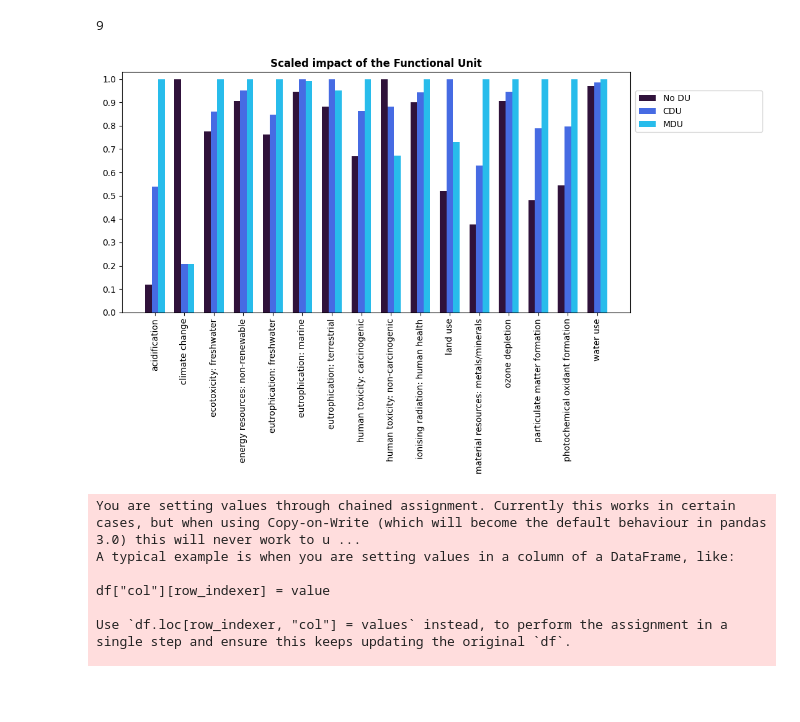
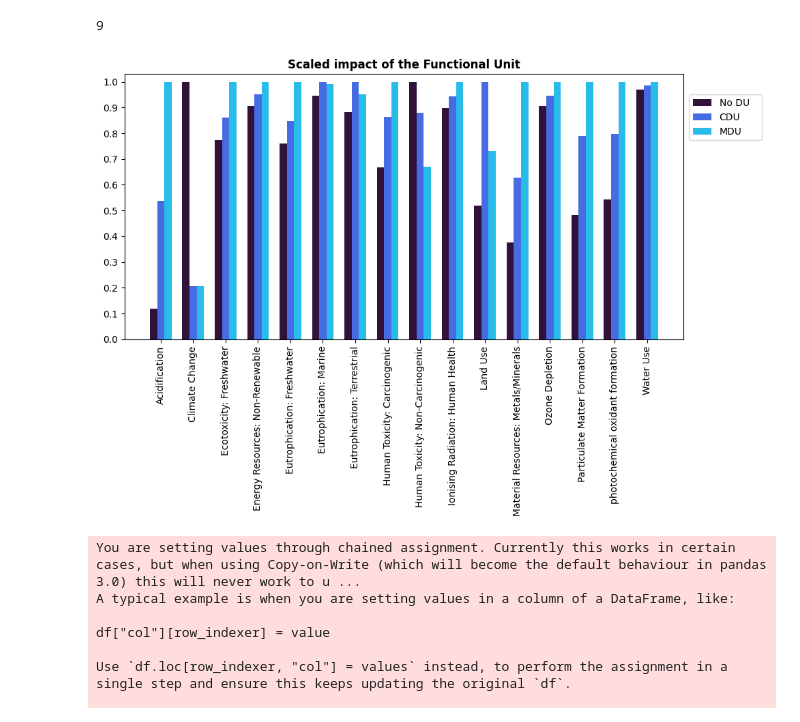
Before and after one commit to RuneWF/Single-use-vs-multi-use-in-health-care, a Jupyter notebook: Brighway/Rune BE.ipynb, the cells around one changed output. Drawn from its saved outputs; the diff is of its cells as text; code cells hidden in the pictures; blank space fills up the shorter version.

```diff
--- a/Brighway/Rune BE.ipynb
+++ b/Brighway/Rune BE.ipynb
@@ -206,10 +203,11 @@ def life_cycle_impact_assessment(flows, functional_unit, impact_categories, proc
 # Your name variable should be the name of the project.
 name = "RA - Rune"
 db = 'DU consequential final'
+
 flows = ['sc1 - No DU', 'sc2 - CDU', 'sc3 - MDU']
 flow_legend = ['No DU', 'CDU', 'MDU']
 
-FU, FU_proc, impact_category, plot_x_axis = LCA_initialization(name, db, flows)
+FU, FU_proc, impact_category, plot_x_axis, sub_product_details = LCA_initialization(name, db, flows)
 # df = life_cycle_impact_assessment(flows, FU, impact_category, FU_proc)
 # df.head()
 # %% [output]
@@ -217,0 +223,7 @@ Initialization is done
+# %%
+sub_proccess = []
+for key in sub_product_details.keys():
+    sub_proccess.append(key)
+sub_proccess
+FU_sub, FU_sub_proc, impact_category_sub, plot_x_axis_sub, sub_product_details1 = LCA_initialization(name, db, sub_proccess)
+sub_product_details1
@@ -321,7 +384,7 @@ for i in range(len(plot_x_axis)):
     if "photochemical oxidant formation" in impact_category[i][1]:
         plot_x_axis[i] = "photochemical oxidant formation"
     else:
-        plot_x_axis[i] = impact_category[i][1]
+        plot_x_axis[i] = impact_category[i][1].title()
     print(plot_x_axis[i])
 
 df_GWP = df_updated[df_updated.columns[1]].to_frame()
@@ -369,22 +432,11 @@ for df_size in range(len(df_GWP)):
                 x = 'Avoided electricity'
             if 'Steel' in x:
                 x = 'Cylinder prod.'
-            if 'market for polypropylene' in x:
-                x = 'PP granulate'
-            if 'PE granulate' in x:
-                x = 'PE granulate'
+
             if '50L' in x:
                 x = x.replace(' 50L', '')
-            # if 'board box' in x:
-            #     x = 'Cardboard box'
-            # if 'packaging film' in x:
-            #     x = 'PE packaging film prod.'
-            # if 'pp' in x:
-            #     x = x.replace('pp', 'PP')
             if 'updated' in x:
                 x = x.replace('updated', 'prod.')
-            # if 'transport' in x:
-            #     x = 'Transport'
 
             lst_x.append(x)
             lst_GWP.append(gwp)
@@ -468,35 +520,35 @@ columns_to_plot = df_norm.columns
 fig, ax = plt.subplots(figsize=(9,7))
 
 num_processes = len(df_norm)
 bar_width = 1/(len(index_list) + 1.5)
 index = np.arange(len(columns_to_plot))
 
 
 
 count = 3
 
 # Plotting each group of bars
 for i, process in enumerate(df_norm.index):
     values = df_norm.loc[process, columns_to_plot].values
     ax.bar((index + i * bar_width), values, bar_width, label=process, color=colors[i])
     count += 3
 
 
 # Setting labels and title
 ax.set_title('Scaled impact of the Functional Unit',weight='bold')
 ax.set_xticks(index + bar_width )
 ax.set_xticklabels(plot_x_axis)
 plt.xticks(rotation=90)
 plt.yticks(np.arange(0, 1.01, step=0.1))
 plt.ylim(0,1.03)
 
-ax.legend(flow_legend,bbox_to_anchor=(1.01, .75, .25, 0), loc="lower left",
+ax.legend(flow_legend,bbox_to_anchor=(1.01, .75, .13, 0), loc="lower left",
             mode="expand", borderaxespad=0,  ncol=1)
 plt.tight_layout()
 # plt.savefig(os.path.join(save_dir, img_res), bbox_inches='tight')
 plt.show()
 # %% [output]
-[figure, old version]
+[figure, new version]
 # %%
 directory = 'C:\\Users\\ruw\\Desktop\\RA\\'
 file = f'{directory}Single-use-vs-multi-use-in-health-care\\Norm + Weigh.xlsx'
```
Also changed, not shown: parts of 12 cells of this notebook.
